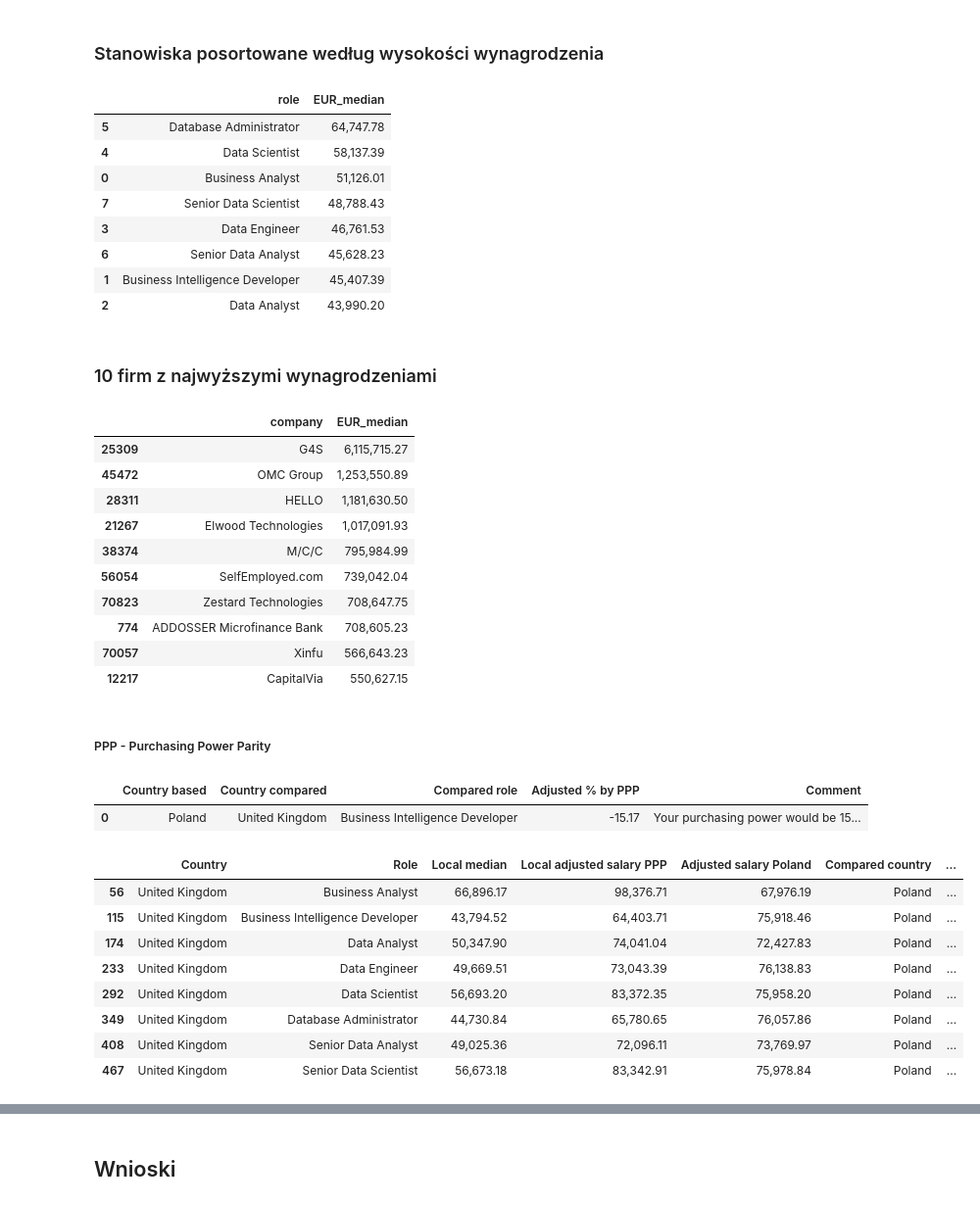
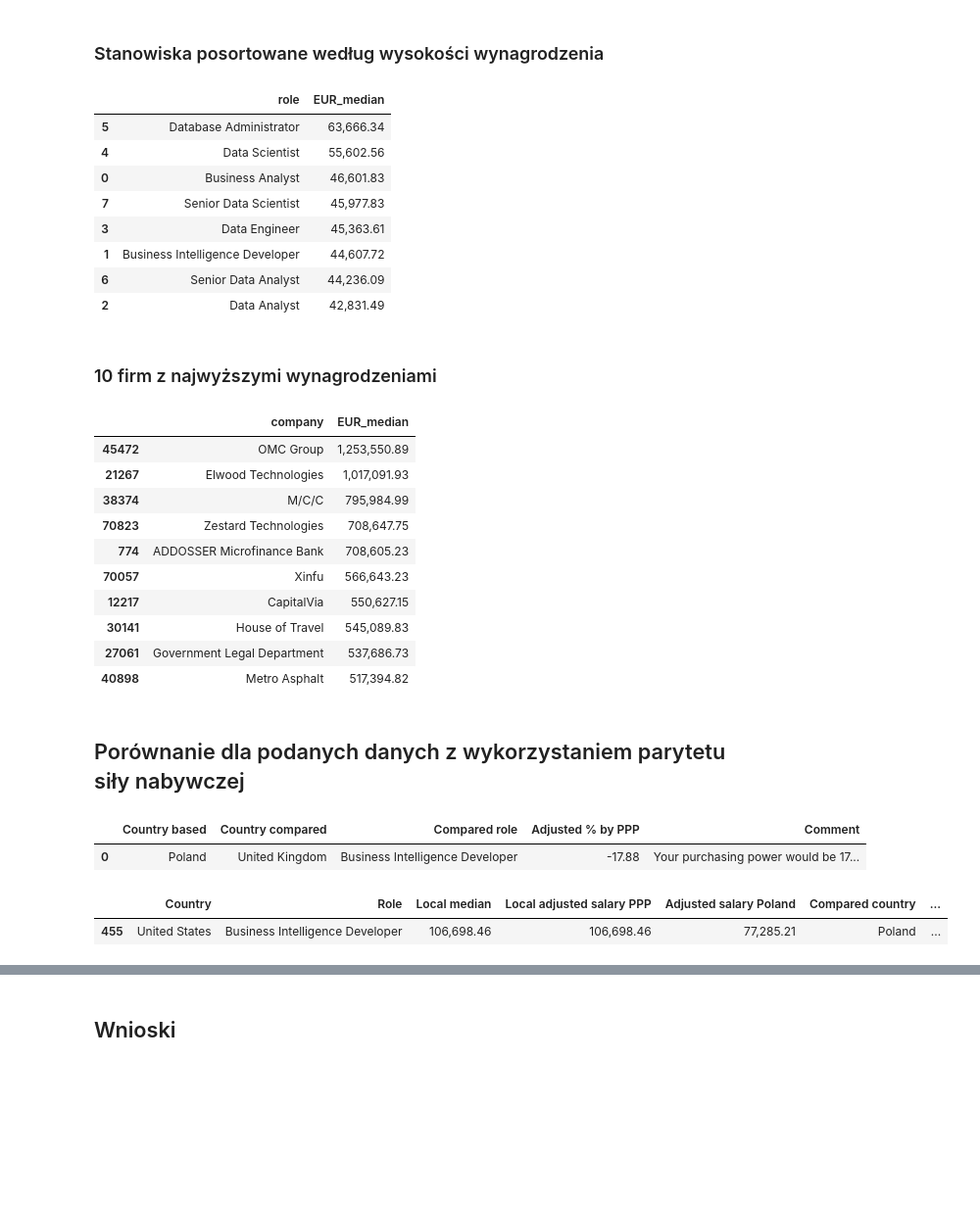
Before and after one commit to pstano1/salaries-in-data-analysis, a Jupyter notebook: raport.ipynb, the cells around one changed output, grey strips where cells are left out. Shown at 98% size. Saved outputs shown, nothing was run; the diff lists cells and outputs as text; code cells hidden in the pictures; blank space fills up the shorter version.

```diff
--- a/raport.ipynb
+++ b/raport.ipynb
@@ -224,6 +225,8 @@ class GlassdoorSalary:
     self.dataset[to_currency + '_low'] = self.dataset.apply(lambda row: convert_value(row, 'low'), axis=1)
     self.dataset[to_currency + '_high'] = self.dataset.apply(lambda row: convert_value(row, 'high'), axis=1)
 
+    self.dataset = self.remove_outliers(f'{to_currency}_median', 'company')
+
     return self.get_dataset()
 
   def remove_outliers(self, column: str, group_by: str) -> pd.DataFrame:
@@ -253,7 +256,7 @@ class GlassdoorSalary:
     return self.dataset[column].mode()
 
   def calculate_grouped_mode(self, group_by: str, column: str) -> pd.DataFrame:
-    return self.dataset.groupby(group_by)[column].apply(lambda x: x.mode()).reset_index()
+    return self.dataset.groupby(group_by)[column].apply(lambda x: x.mode()).reset_index().copy()
 
   def calculate_median(self, column: str) -> float:
     return self.dataset[column].median()
@@ -480,39 +483,40 @@ plt.show()
 # %% [markdown]
 ### Stanowiska posortowane według wysokości wynagrodzenia
 # %%
-best_by_job= a.calculate_grouped_mean('role', f'{common_currency}_median')
+best_by_job = a.calculate_grouped_mean('role', f'{common_currency}_median')
 best_by_job = best_by_job.sort_values(by=f'{common_currency}_median', ascending=False)
 best_by_job.head(10)
 # %% [output]
 |  | role | EUR_median |
-| 5 | Database Administrator | 64,747.78 |
-| 4 | Data Scientist | 58,137.39 |
-| 0 | Business Analyst | 51,126.01 |
-| 7 | Senior Data Scientist | 48,788.43 |
-| 3 | Data Engineer | 46,761.53 |
-| 6 | Senior Data Analyst | 45,628.23 |
-| 1 | Business Intelligence Developer | 45,407.39 |
-| 2 | Data Analyst | 43,990.20 |
+| 5 | Database Administrator | 63,666.34 |
+| 4 | Data Scientist | 55,602.56 |
+| 0 | Business Analyst | 46,601.83 |
+| 7 | Senior Data Scientist | 45,977.83 |
+| 3 | Data Engineer | 45,363.61 |
+| 1 | Business Intelligence Developer | 44,607.72 |
+| 6 | Senior Data Analyst | 44,236.09 |
+| 2 | Data Analyst | 42,831.49 |
 # %% [markdown]
 ### 10 firm z najwyższymi wynagrodzeniami
 # %%
+text = a.get_dataset()
 best_by_company = a.calculate_grouped_mean('company', f'{common_currency}_median')
 best_by_company = best_by_company.sort_values(by=f'{common_currency}_median', ascending=False)
 best_by_company.head(10)
 # %% [output]
 |  | company | EUR_median |
-| 25309 | G4S | 6,115,715.27 |
 | 45472 | OMC Group | 1,253,550.89 |
-| 28311 | HELLO | 1,181,630.50 |
 | 21267 | Elwood Technologies | 1,017,091.93 |
 | 38374 | M/C/C | 795,984.99 |
-| 56054 | SelfEmployed.com | 739,042.04 |
 | 70823 | Zestard Technologies | 708,647.75 |
 | 774 | ADDOSSER Microfinance Bank | 708,605.23 |
 | 70057 | Xinfu | 566,643.23 |
 | 12217 | CapitalVia | 550,627.15 |
+| 30141 | House of Travel | 545,089.83 |
+| 27061 | Government Legal Department | 537,686.73 |
+| 40898 | Metro Asphalt | 517,394.82 |
-# %% [markdown]
-##### PPP - Purchasing Power Parity
+# %% [markdown]
+## Porównanie dla podanych danych z wykorzystaniem parytetu siły nabywczej
 # %%
 ppp_data = pd.read_csv('./purchasing-power-parity-by-country-2024.csv')
 ppp_data = ppp_data[['country', 'PppINT']]
@@ -523,44 +526,34 @@ grouped_original_data = a.calculate_grouped_mean(['country', 'role'], 'median').
 compared_salary('Poland', 'United Kingdom', 'Business Intelligence Developer', grouped_original_data, ppp_data)
 # %% [output]
 |  | Country based | Country compared | Compared role | Adjusted % by PPP | Comment |
-| 0 | Poland | United Kingdom | Business Intelligence Developer | -15.17 | Your purchasing power would be 15... |
+| 0 | Poland | United Kingdom | Business Intelligence Developer | -17.88 | Your purchasing power would be 17... |
 # %%
 grouped_original_data_2 = grouped_original_data.merge(ppp_data, how='inner', left_on='country', right_on = 'country')
 
 grouped_original_data_2['Adjusted salary PPP'] = grouped_original_data_2.apply(lambda row:  row['median'] / row['PppINT']  , axis=1)
 
-poland_set = grouped_original_data_2.query('country == "Poland"')
+poland_set = grouped_original_data_2.query(f'country == "{country_of_origin}"')
 
 poland_set = poland_set[['Adjusted salary PPP', 'country', 'role']]
-poland_set.rename(columns ={'Adjusted salary PPP' : 'Adjusted salary Poland'}, inplace=True)
+poland_set.rename(columns ={'Adjusted salary PPP' : f'Adjusted salary {country_of_origin}'}, inplace=True)
 
 grouped_original_data_2 = grouped_original_data_2.merge(poland_set, how = 'inner', left_on= 'role', right_on='role')
 
-# # różnica opłacalności pracy w danym kraju zdalnie dla Polski lub dla firmy lokalnej
 
 grouped_original_data_2['Difference in adjusted salary'] = grouped_original_data_2.apply(lambda row: row['Adjusted salary PPP'] - row['Adjusted salary Poland']  , axis=1 )
 
 
-comparison_set = grouped_original_data_2[['country_x', 'role', 'median', 'Adjusted salary PPP', 'Adjusted salary Poland', 'country_y', 'Difference in adjusted salary']].copy()
+comparison_set = grouped_original_data_2[['country_x', 'role', 'median', 'Adjusted salary PPP', f'Adjusted salary {country_of_origin}', 'country_y', 'Difference in adjusted salary']].copy()
 comparison_set.rename(columns = {'country_x': 'Country','role' : 'Role', 'median': 'Local median', 'Adjusted salary PPP' : 'Local adjusted salary PPP','country_y': 'Compared country'}, inplace=True)
 
-comparison_set.query('Country == "United Kingdom"')
-
-#mna z różcnicą procentową
+comparison_set.query(f'Country == "{desired_destination_country}" and Role == "{my_role}"')
 
 
 #                 __
 #                |  |
 #-------------__ |  |------
 #            |  ||  |
 #            |  ||  |
 # %% [output]
 |  | Country | Role | Local median | Local adjusted salary PPP | Adjusted salary Poland | Compared country | ... |
-| 56 | United Kingdom | Business Analyst | 66,896.17 | 98,376.71 | 67,976.19 | Poland | ... |
-| 115 | United Kingdom | Business Intelligence Developer | 43,794.52 | 64,403.71 | 75,918.46 | Poland | ... |
-| 174 | United Kingdom | Data Analyst | 50,347.90 | 74,041.04 | 72,427.83 | Poland | ... |
-| 233 | United Kingdom | Data Engineer | 49,669.51 | 73,043.39 | 76,138.83 | Poland | ... |
-| 292 | United Kingdom | Data Scientist | 56,693.20 | 83,372.35 | 75,958.20 | Poland | ... |
-| 349 | United Kingdom | Database Administrator | 44,730.84 | 65,780.65 | 76,057.86 | Poland | ... |
-| 408 | United Kingdom | Senior Data Analyst | 49,025.36 | 72,096.11 | 73,769.97 | Poland | ... |
-| 467 | United Kingdom | Senior Data Scientist | 56,673.18 | 83,342.91 | 75,978.84 | Poland | ... |
+| 455 | United States | Business Intelligence Developer | 106,698.46 | 106,698.46 | 77,285.21 | Poland | ... |
```
Also changed, not shown: parts of 13 cells of this notebook.
